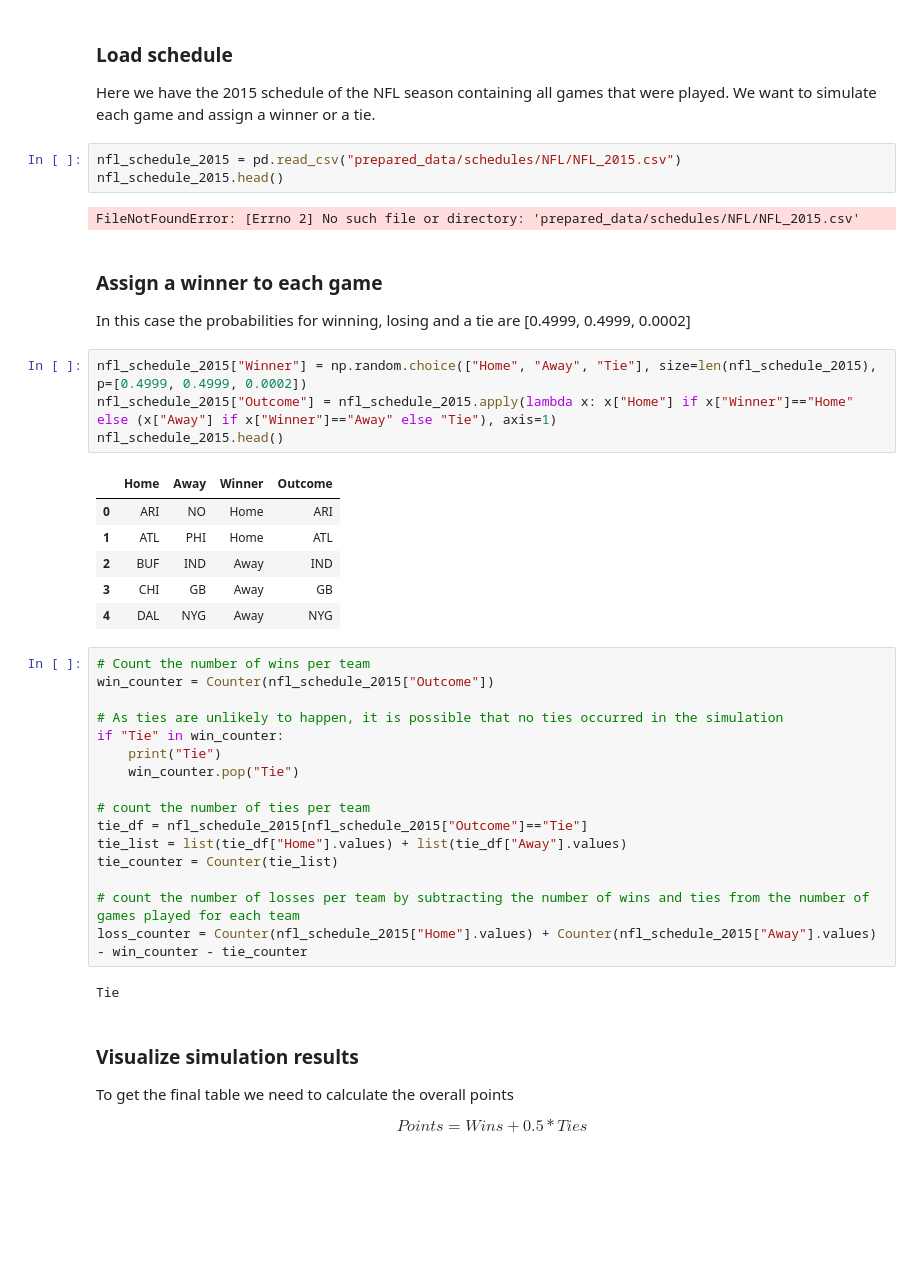
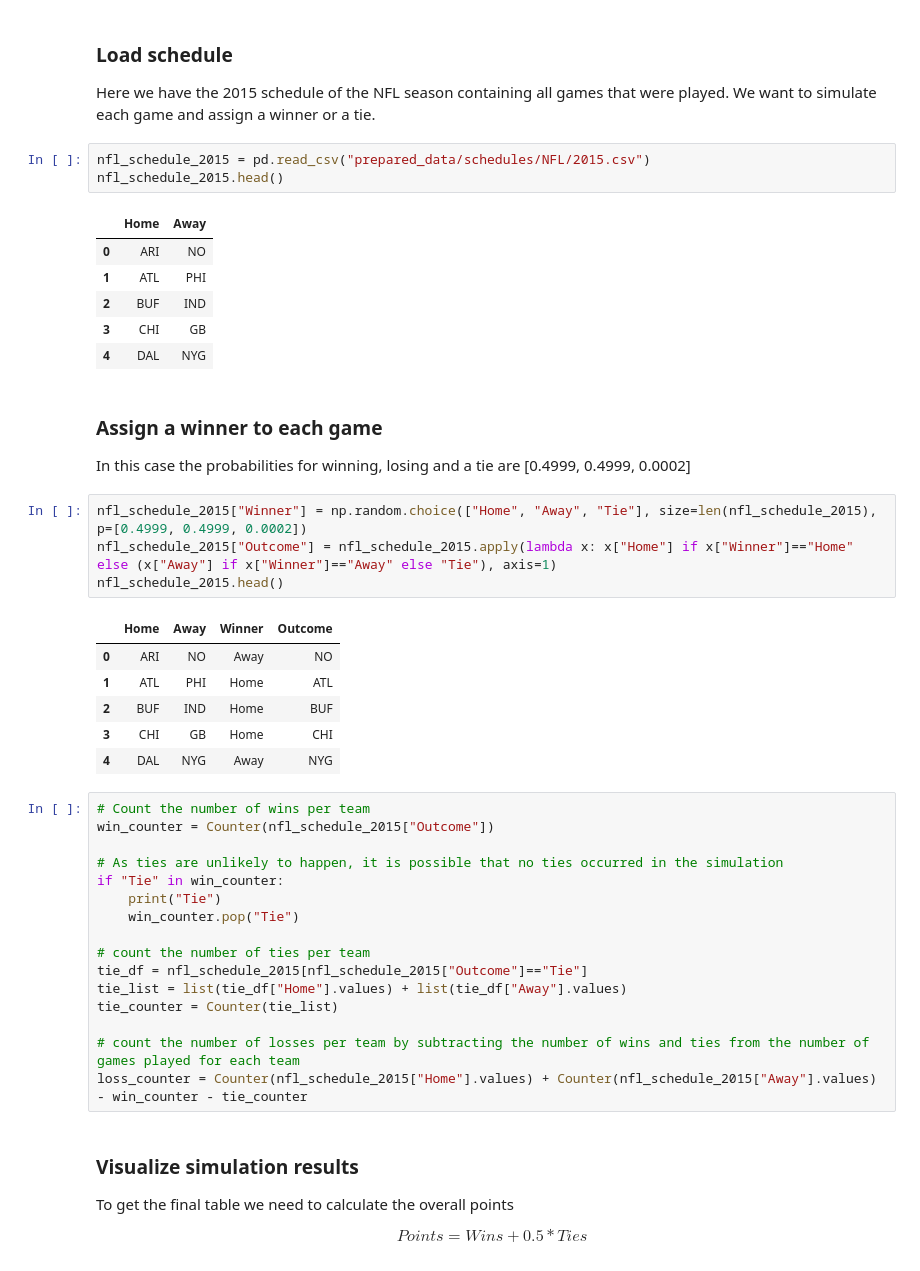
Before and after one commit to unicorne/luck_vs_skill, a Jupyter notebook: simulation_step_by_step.ipynb, the cells around one changed output. Drawn from its saved outputs; the diff is of its cells as text; blank space fills up the shorter version.

```diff
--- a/simulation_step_by_step.ipynb
+++ b/simulation_step_by_step.ipynb
@@ -15,10 +15,15 @@ As an example we simulate the NFL season 2015 with the schedule of that season
 Here we have the 2015 schedule of the NFL season containing all games that were played.
 We want to simulate each game and assign a winner or a tie.
 # %%
-nfl_schedule_2015 = pd.read_csv("prepared_data/schedules/NFL/NFL_2015.csv")
+nfl_schedule_2015 = pd.read_csv("prepared_data/schedules/NFL/2015.csv")
 nfl_schedule_2015.head()
 # %% [output]
-FileNotFoundError: [Errno 2] No such file or directory: 'prepared_data/schedules/NFL/NFL_2015.csv'
+|  | Home | Away |
+| 0 | ARI | NO |
+| 1 | ATL | PHI |
+| 2 | BUF | IND |
+| 3 | CHI | GB |
+| 4 | DAL | NYG |
 # %% [markdown]
 ### Assign a winner to each game
 
@@ -29,10 +34,10 @@ nfl_schedule_2015["Outcome"] = nfl_schedule_2015.apply(lambda x: x["Home"] if x[
 nfl_schedule_2015.head()
 # %% [output]
 |  | Home | Away | Winner | Outcome |
-| 0 | ARI | NO | Home | ARI |
+| 0 | ARI | NO | Away | NO |
 | 1 | ATL | PHI | Home | ATL |
-| 2 | BUF | IND | Away | IND |
-| 3 | CHI | GB | Away | GB |
+| 2 | BUF | IND | Home | BUF |
+| 3 | CHI | GB | Home | CHI |
 | 4 | DAL | NYG | Away | NYG |
 # %%
 # Count the number of wins per team
@@ -50,8 +55,6 @@ tie_counter = Counter(tie_list)
 
 # count the number of losses per team by subtracting the number of wins and ties from the number of games played for each team
 loss_counter = Counter(nfl_schedule_2015["Home"].values) + Counter(nfl_schedule_2015["Away"].values) - win_counter - tie_counter
-# %% [output]
-Tie
 # %% [markdown]
 ### Visualize simulation results
 
```
Also changed, not shown: parts of 1 cell of this notebook, 3 other files.
